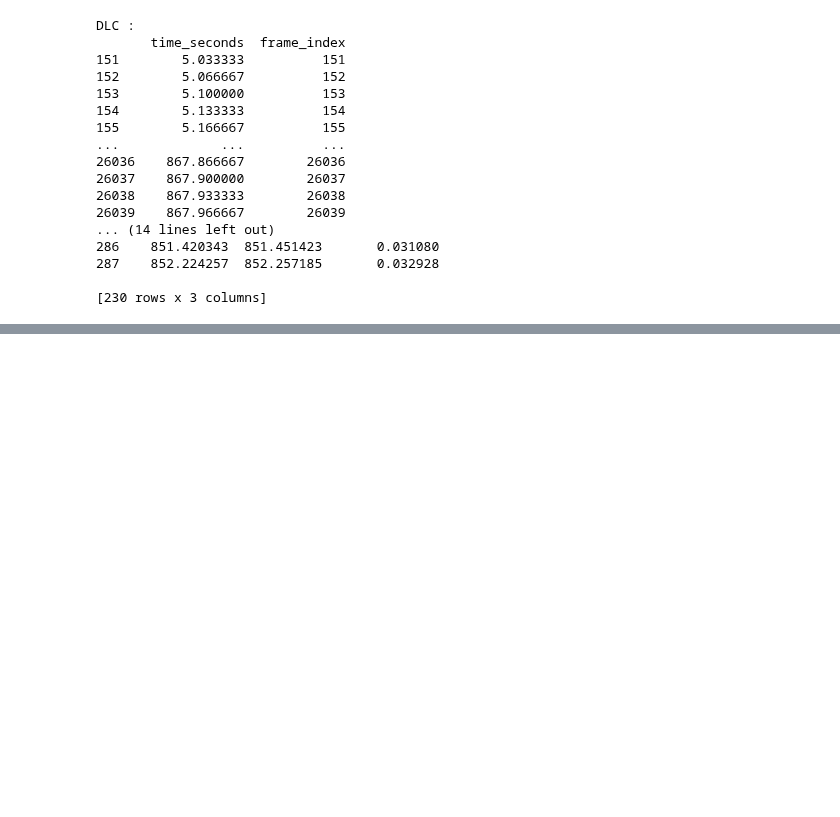
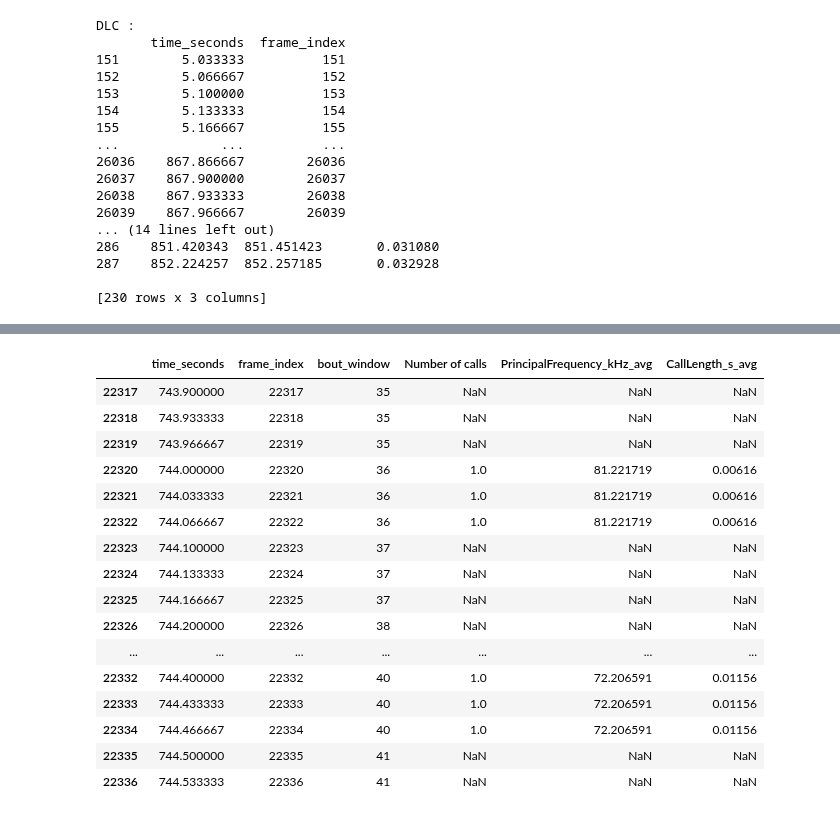
Before and after one commit to danaebroustail/Project, a Jupyter notebook: toolbox_notebook_avisoft.ipynb, the cells around one changed output, grey strips where cells are left out. Drawn from its saved outputs; the diff is of its cells as text; code cells hidden in the pictures; blank space fills up the shorter version.

```diff
--- a/toolbox_notebook_avisoft.ipynb
+++ b/toolbox_notebook_avisoft.ipynb
@@ -111,9 +261,3 @@ DLC :
 287    852.224257  852.257185       0.032928
 
 [230 rows x 3 columns]
-# %%
-# for measuring bouts
-time_intervals = 200 # ms
-# how many calls per time_intervals
-
-df_Avi_USV["bouts"] =
@@ -119,0 +266,11 @@ df_Avi_USV["bouts"] =
+# %%
+trial_DLC["bout_window"] = -1
+frames_grouped = 6 # 200 ms, 0.2 s
+frames_grouped = 3 # 100 ms, 0.1 s
+trial_DLC = trial_DLC.copy()
+
+# 1. for every 6 frames in the trial, assign a bout index
+for i in range(0, len(trial_DLC), frames_grouped):
+    trial_DLC["bout_window"][i:i+frames_grouped] = i//frames_grouped
+
+trial_DLC[time_col_DLC + ["bout_window"]]
@@ -119,0 +402,7 @@ df_Avi_USV["bouts"] =
+# %%
+# group usv trial by bout window
+
+df_Avi_USV_trial_grouped = df_Avi_USV_trial.groupby("bout_window").agg({"BeginTime_s_": "min", "EndTime_s_": "max", "CallLength_s_": "mean", "PrincipalFrequency_kHz_": "mean", "bout_window": "count"})
+
+# renames the columns
+df_Avi_USV_trial_grouped.columns = ["BeginTime_s_min", "EndTime_s_max", "CallLength_s_avg", "PrincipalFrequency_kHz_avg", "Number of calls"]
@@ -119,0 +432,33 @@ df_Avi_USV["bouts"] =
+# %%
+# within trial_DLC for each bout window, insert the number of calls, the average frequency and the average duration of the calls
+
+trial_DLC["Number of calls"] = np.nan
+trial_DLC["PrincipalFrequency_kHz_avg"] = np.nan
+trial_DLC["CallLength_s_avg"] = np.nan
+
+for bout_window in trial_DLC["bout_window"].unique():
+    df_Avi_USV_trial_grouped_bout = df_Avi_USV_trial_grouped[df_Avi_USV_trial_grouped.index == bout_window]
+    if len(df_Avi_USV_trial_grouped_bout) > 0:
+        trial_DLC.loc[trial_DLC['bout_window'] == bout_window, "Number of calls"] = df_Avi_USV_trial_grouped_bout["Number of calls"].values[0]
+        trial_DLC.loc[trial_DLC['bout_window'] == bout_window, "PrincipalFrequency_kHz_avg"] = df_Avi_USV_trial_grouped_bout["PrincipalFrequency_kHz_avg"].values[0]
+        trial_DLC.loc[trial_DLC['bout_window'] == bout_window, "CallLength_s_avg"] = df_Avi_USV_trial_grouped_bout["CallLength_s_avg"].values[0]
+
+trial_DLC[time_col_DLC + ["bout_window", "Number of calls", "PrincipalFrequency_kHz_avg", "CallLength_s_avg"]].iloc[105:125]
+# %% [output]
+|  | time_seconds | frame_index | bout_window | Number of calls | PrincipalFrequency_kHz_avg | CallLength_s_avg |
+| 22317 | 743.900000 | 22317 | 35 | NaN | NaN | NaN |
+| 22318 | 743.933333 | 22318 | 35 | NaN | NaN | NaN |
+| 22319 | 743.966667 | 22319 | 35 | NaN | NaN | NaN |
+| 22320 | 744.000000 | 22320 | 36 | 1.0 | 81.221719 | 0.00616 |
+| 22321 | 744.033333 | 22321 | 36 | 1.0 | 81.221719 | 0.00616 |
+| 22322 | 744.066667 | 22322 | 36 | 1.0 | 81.221719 | 0.00616 |
+| 22323 | 744.100000 | 22323 | 37 | NaN | NaN | NaN |
+| 22324 | 744.133333 | 22324 | 37 | NaN | NaN | NaN |
+| 22325 | 744.166667 | 22325 | 37 | NaN | NaN | NaN |
+| 22326 | 744.200000 | 22326 | 38 | NaN | NaN | NaN |
+| ... | ... | ... | ... | ... | ... | ... |
+| 22332 | 744.400000 | 22332 | 40 | 1.0 | 72.206591 | 0.01156 |
+| 22333 | 744.433333 | 22333 | 40 | 1.0 | 72.206591 | 0.01156 |
+| 22334 | 744.466667 | 22334 | 40 | 1.0 | 72.206591 | 0.01156 |
+| 22335 | 744.500000 | 22335 | 41 | NaN | NaN | NaN |
+| 22336 | 744.533333 | 22336 | 41 | NaN | NaN | NaN |
```
Also changed, not shown: parts of 15 cells of this notebook.
